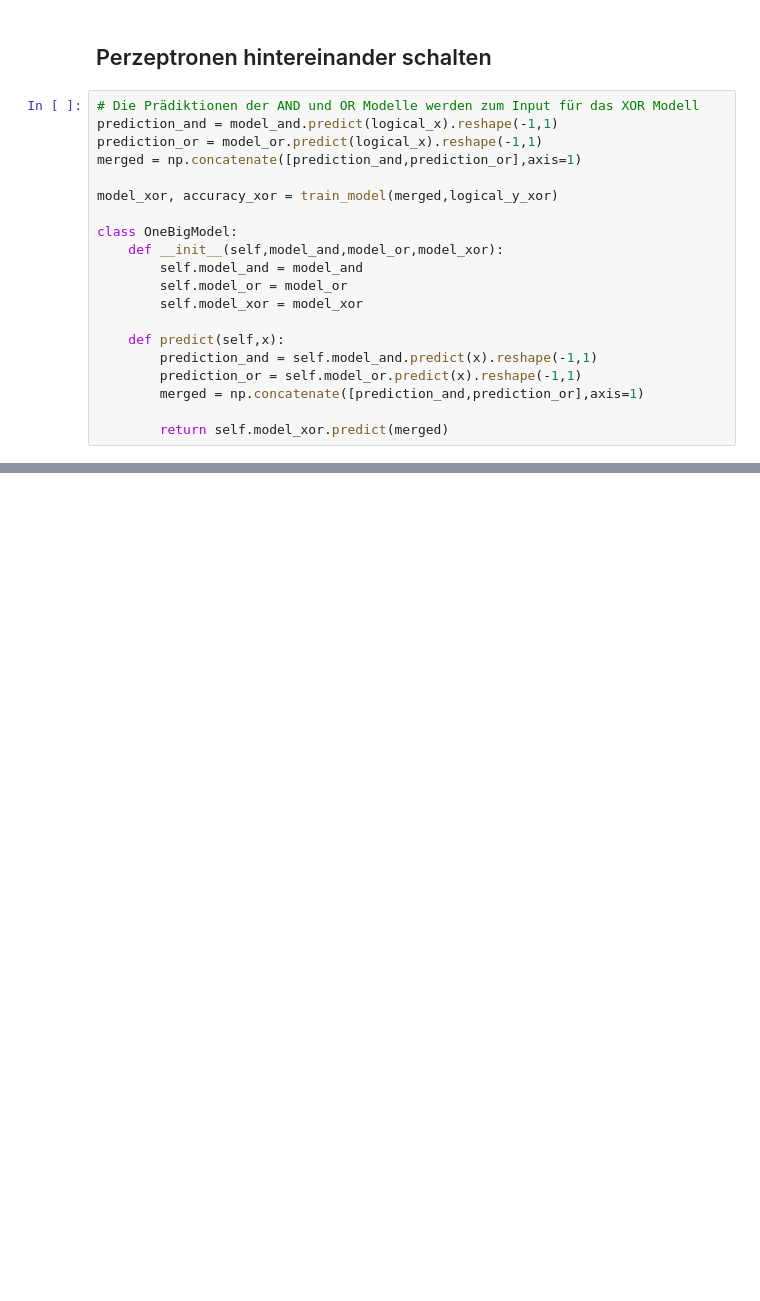
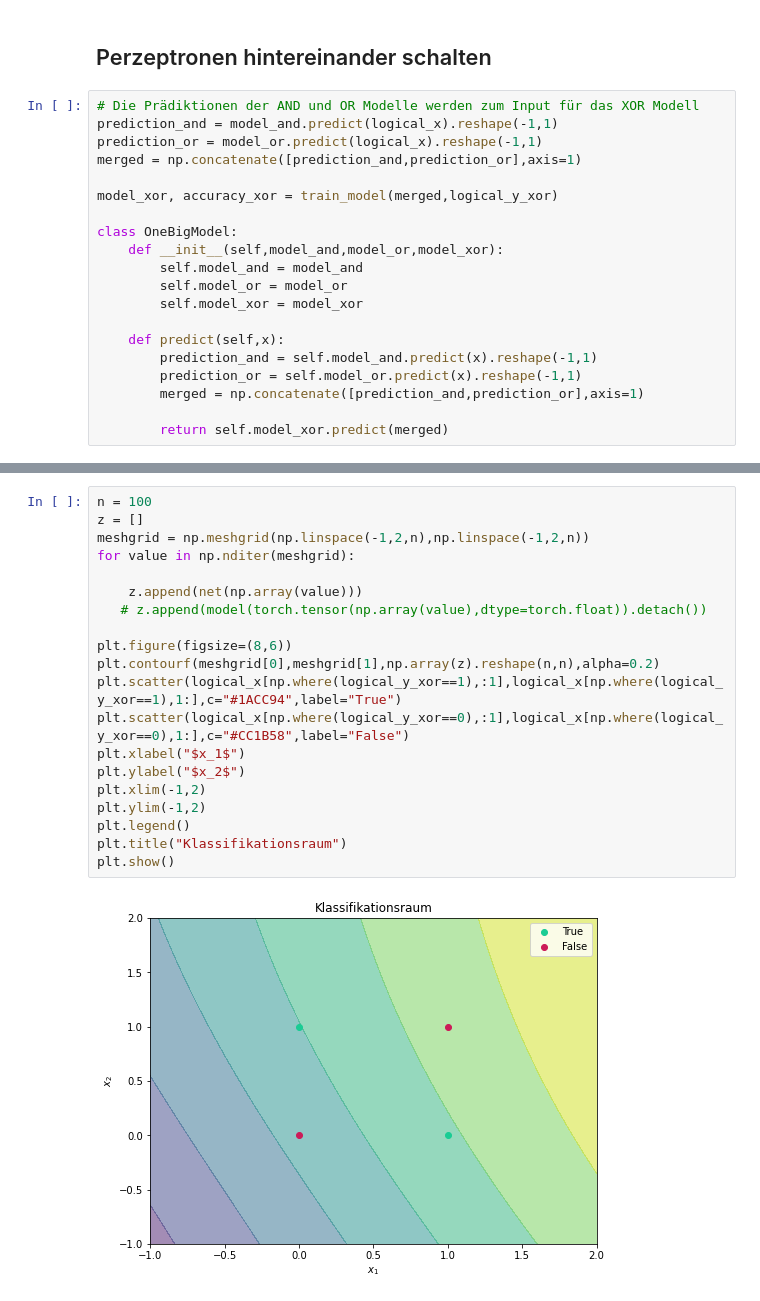
Before and after one commit to fullstack-ml-academy/full-stack-machine-learning, a Jupyter notebook: notepads/12 - Deep Learning/PZN - Perzeptron.ipynb, the cells around one changed output, grey strips where cells are left out. Saved outputs shown, nothing was run; the diff lists cells and outputs as text; blank space fills up the shorter version.

```diff
--- a/notepads/12 - Deep Learning/PZN - Perzeptron.ipynb
+++ b/notepads/12 - Deep Learning/PZN - Perzeptron.ipynb
@@ -241,0 +395,22 @@ plt.show()
+# %%
+n = 100
+z = []
+meshgrid = np.meshgrid(np.linspace(-1,2,n),np.linspace(-1,2,n))
+for value in np.nditer(meshgrid):
+
+    z.append(net(np.array(value)))
+   # z.append(model(torch.tensor(np.array(value),dtype=torch.float)).detach())
+
+plt.figure(figsize=(8,6))
+plt.contourf(meshgrid[0],meshgrid[1],np.array(z).reshape(n,n),alpha=0.2)
+plt.scatter(logical_x[np.where(logical_y_xor==1),:1],logical_x[np.where(logical_y_xor==1),1:],c="#1ACC94",label="True")
+plt.scatter(logical_x[np.where(logical_y_xor==0),:1],logical_x[np.where(logical_y_xor==0),1:],c="#CC1B58",label="False")
+plt.xlabel("$x_1$")
+plt.ylabel("$x_2$")
+plt.xlim(-1,2)
+plt.ylim(-1,2)
+plt.legend()
+plt.title("Klassifikationsraum")
+plt.show()
+# %% [output]
+[figure, added]
```
Also changed, not shown: parts of 16 cells of this notebook, 10 other files.
